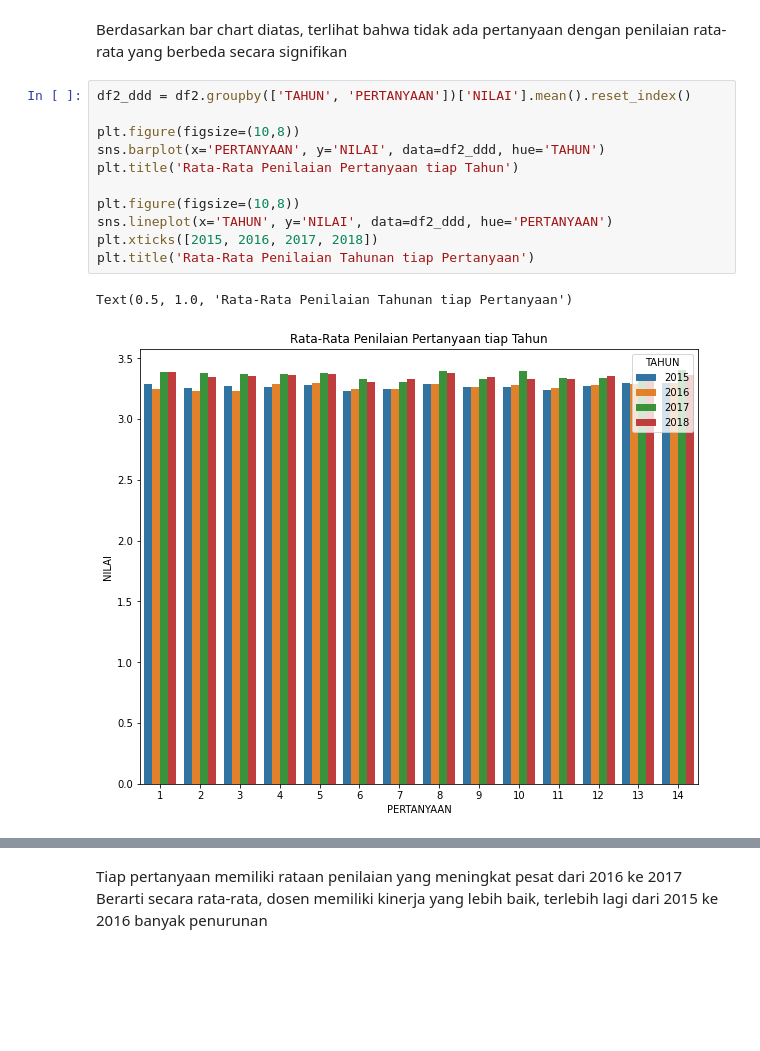
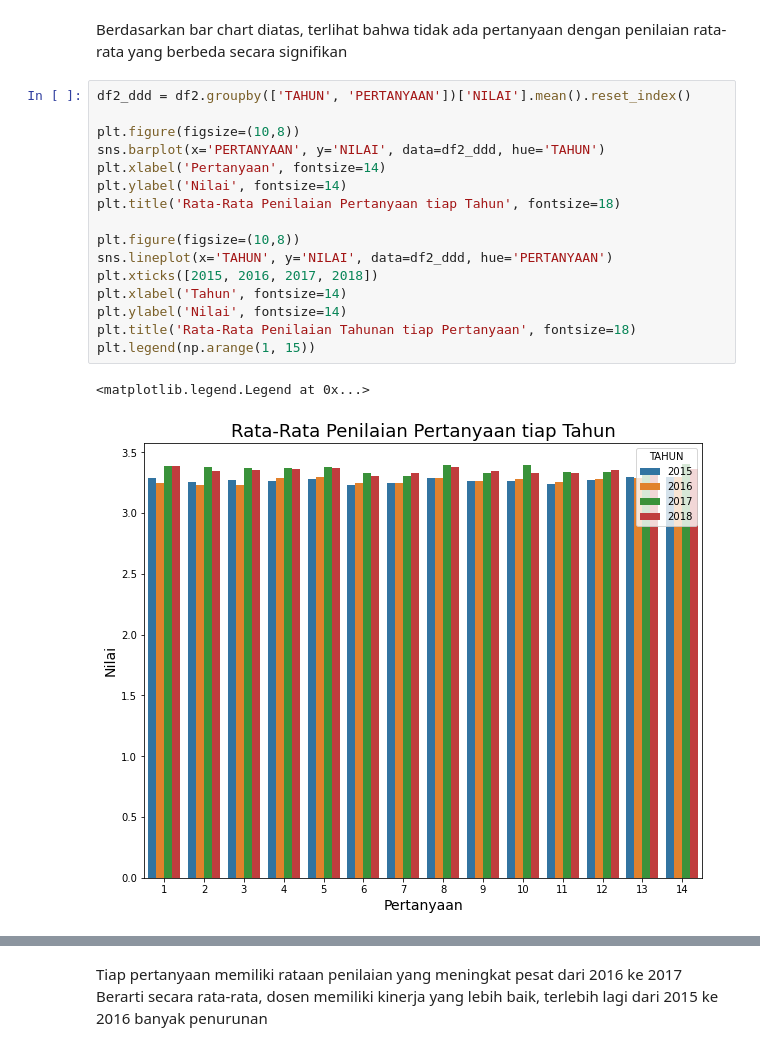
Before and after one commit to FelixFern/ISFEST-ODE, a Jupyter notebook: ODE PPT.ipynb, the cells around one changed output, grey strips where cells are left out. Drawn from its saved outputs; the diff is of its cells as text; blank space fills up the shorter version.

```diff
--- a/ODE PPT.ipynb
+++ b/ODE PPT.ipynb
@@ -516,14 +532,19 @@ Berdasarkan bar chart diatas, terlihat bahwa tidak ada pertanyaan dengan penilai
 # %%
 df2_ddd = df2.groupby(['TAHUN', 'PERTANYAAN'])['NILAI'].mean().reset_index()
 
 plt.figure(figsize=(10,8))
 sns.barplot(x='PERTANYAAN', y='NILAI', data=df2_ddd, hue='TAHUN')
-plt.title('Rata-Rata Penilaian Pertanyaan tiap Tahun')
+plt.xlabel('Pertanyaan', fontsize=14)
+plt.ylabel('Nilai', fontsize=14)
+plt.title('Rata-Rata Penilaian Pertanyaan tiap Tahun', fontsize=18)
 
 plt.figure(figsize=(10,8))
 sns.lineplot(x='TAHUN', y='NILAI', data=df2_ddd, hue='PERTANYAAN')
 plt.xticks([2015, 2016, 2017, 2018])
-plt.title('Rata-Rata Penilaian Tahunan tiap Pertanyaan')
+plt.xlabel('Tahun', fontsize=14)
+plt.ylabel('Nilai', fontsize=14)
+plt.title('Rata-Rata Penilaian Tahunan tiap Pertanyaan', fontsize=18)
+plt.legend(np.arange(1, 15))
 # %% [output]
-Text(0.5, 1.0, 'Rata-Rata Penilaian Tahunan tiap Pertanyaan')
+<matplotlib.legend.Legend at 0x...>
-[figure, old version]
+[figure, new version]
```
Also changed, not shown: parts of 9 cells of this notebook.
